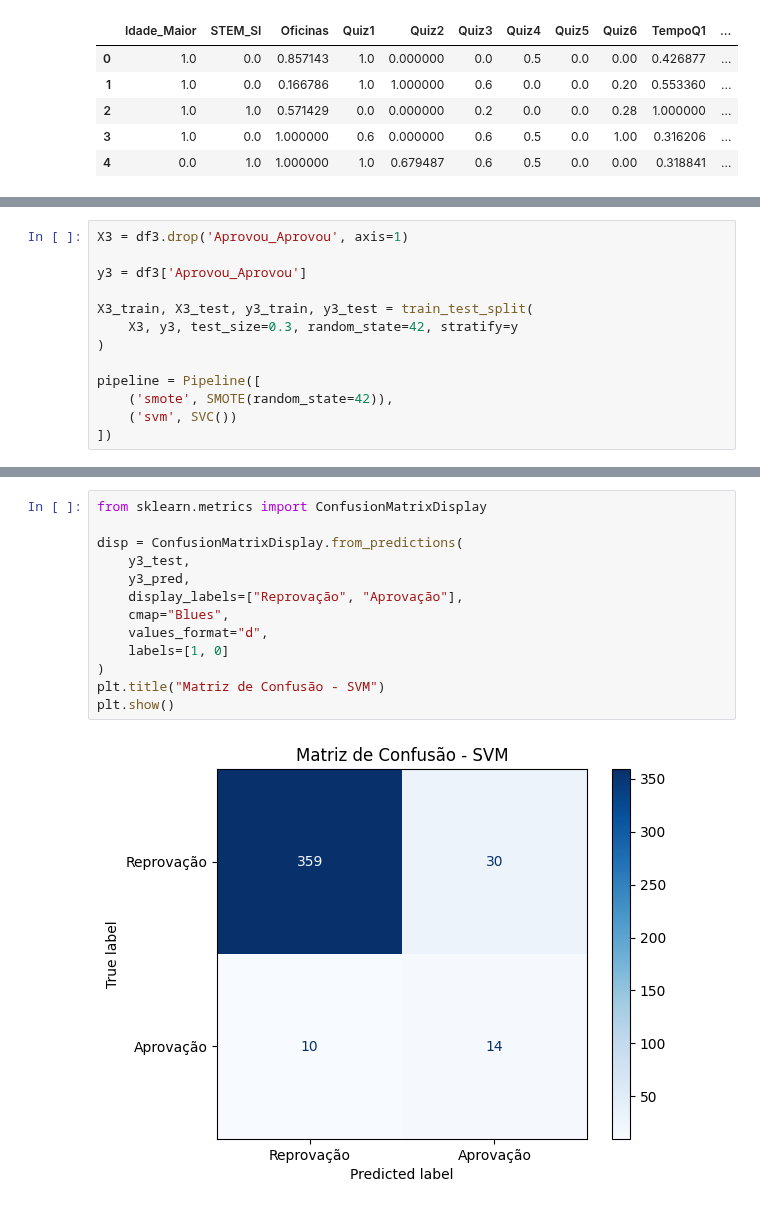
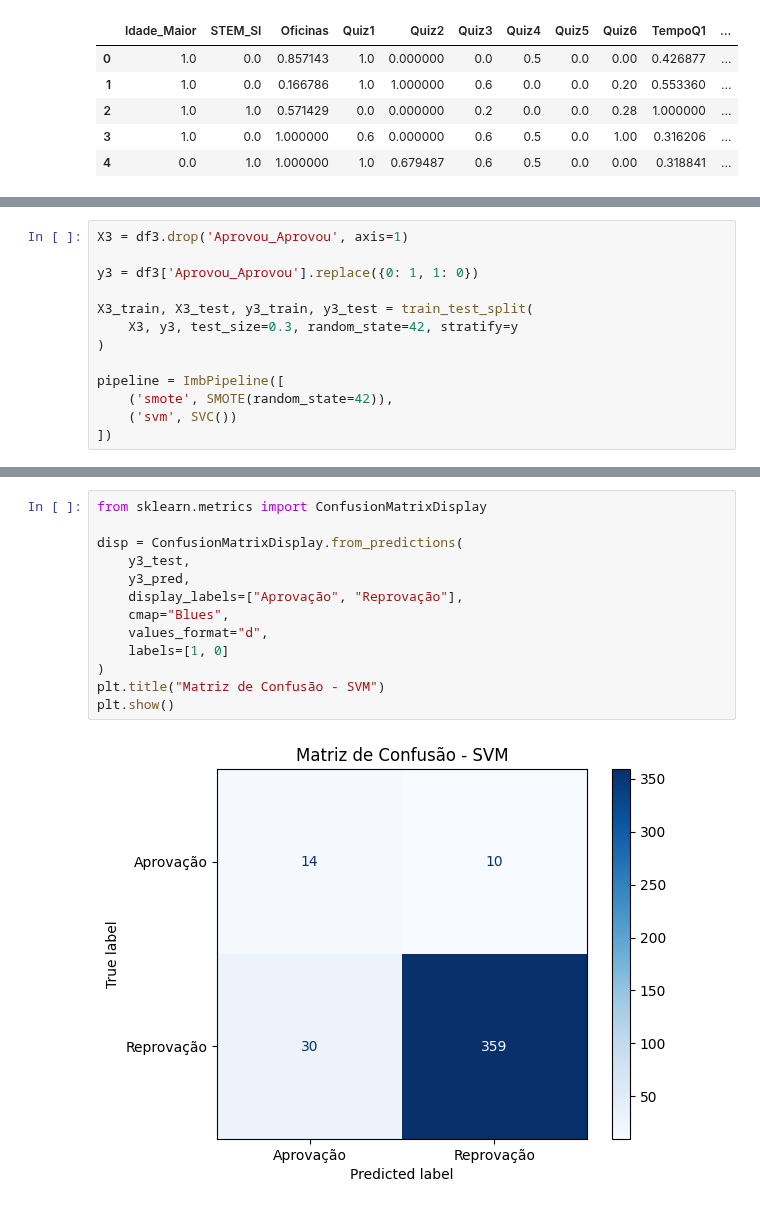
Before and after one commit to antonioatra/LATECH-Predictive_Model, a Jupyter notebook: notebooks/SVM.ipynb, the cells around one changed output, grey strips where cells are left out. Drawn from its saved outputs; the diff is of its cells as text.

Commit message:
feat: corrige pipeline e matriz de confusão

```diff
--- a/notebooks/SVM.ipynb
+++ b/notebooks/SVM.ipynb
@@ -285,13 +285,13 @@ memory usage: 172.0 KB
 # %%
 X3 = df3.drop('Aprovou_Aprovou', axis=1)
 
-y3 = df3['Aprovou_Aprovou']
+y3 = df3['Aprovou_Aprovou'].replace({0: 1, 1: 0})
 
 X3_train, X3_test, y3_train, y3_test = train_test_split(
     X3, y3, test_size=0.3, random_state=42, stratify=y
 )
 
-pipeline = Pipeline([
+pipeline = ImbPipeline([
     ('smote', SMOTE(random_state=42)),
     ('svm', SVC())
 ])
@@ -328,15 +328,15 @@ weighted avg       0.93      0.90      0.92       413
 # %%
 from sklearn.metrics import ConfusionMatrixDisplay
 
 disp = ConfusionMatrixDisplay.from_predictions(
     y3_test,
     y3_pred,
-    display_labels=["Reprovação", "Aprovação"],
+    display_labels=["Aprovação", "Reprovação"],
     cmap="Blues",
     values_format="d",
     labels=[1, 0]
 )
 plt.title("Matriz de Confusão - SVM")
 plt.show()
 # %% [output]
-[figure, old version]
+[figure, new version]
```
Also changed, not shown: parts of 1 cell of this notebook.
